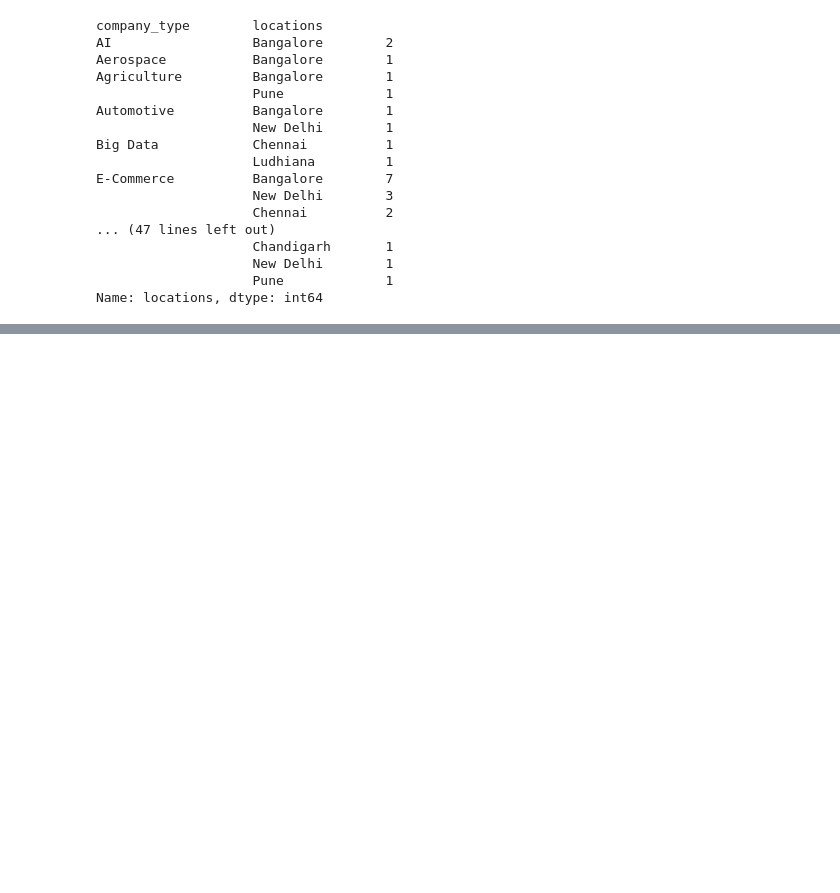
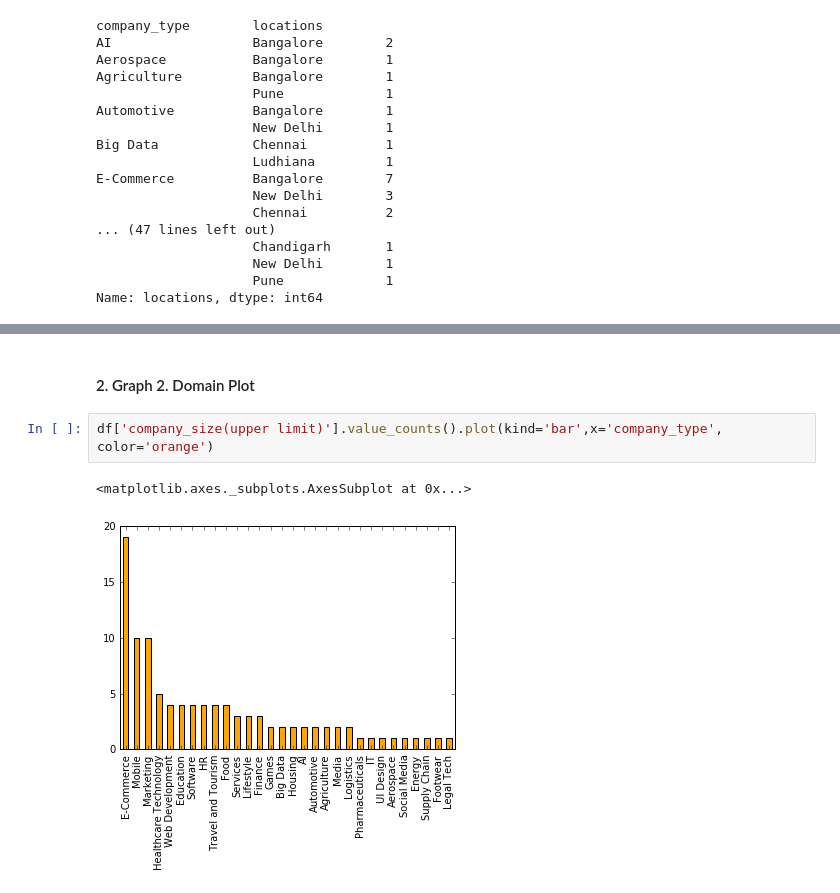
Before and after one commit to radhikapc/foundation-homework, a Jupyter notebook: homework08/Homework08-IndianStartupAngelList-Radhika.ipynb, the cells around one changed output, grey strips where cells are left out. Cells and saved outputs as stored; diff of their text form; blank space fills up the shorter version.

```diff
--- a/homework08/Homework08-IndianStartupAngelList-Radhika.ipynb
+++ b/homework08/Homework08-IndianStartupAngelList-Radhika.ipynb
@@ -142,0 +245,7 @@ Name: locations, dtype: int64
+# %% [markdown]
+#### 2. Graph 2. Domain Plot
+# %%
+df['company_size(upper limit)'].value_counts().plot(kind='bar',x='company_type', color='orange')
+# %% [output]
+<matplotlib.axes._subplots.AxesSubplot at 0x...>
+[figure, added]
```
Also changed, not shown: parts of 26 cells of this notebook.
